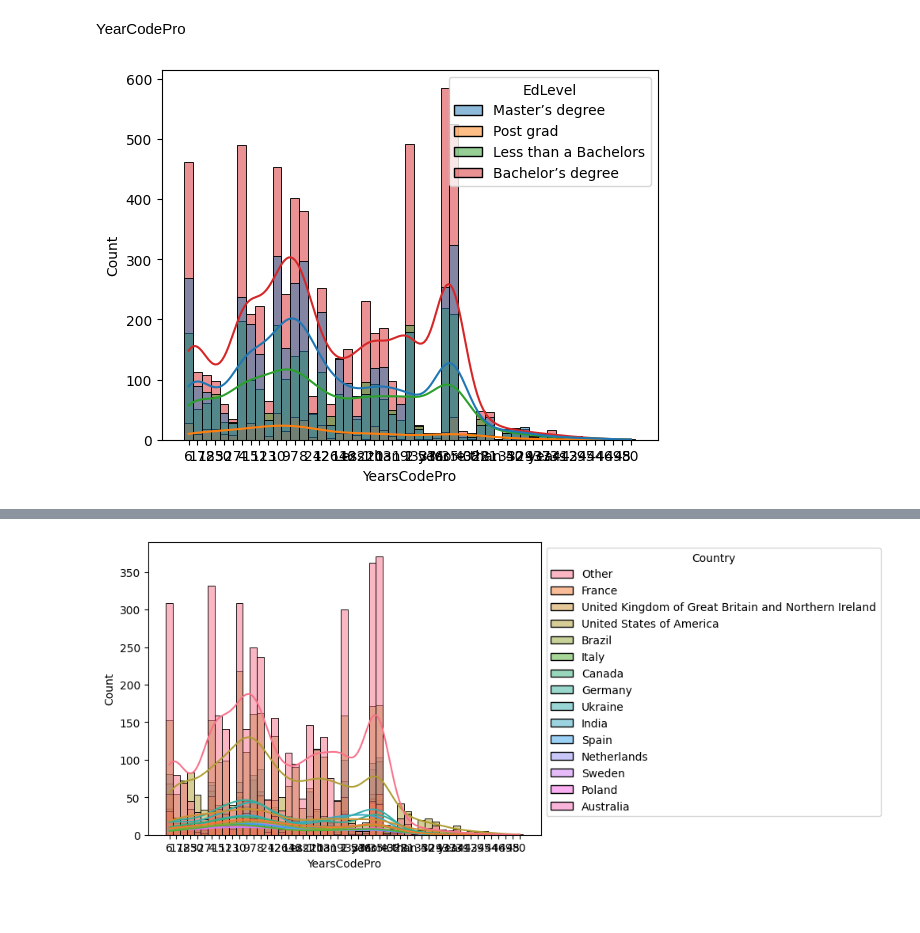
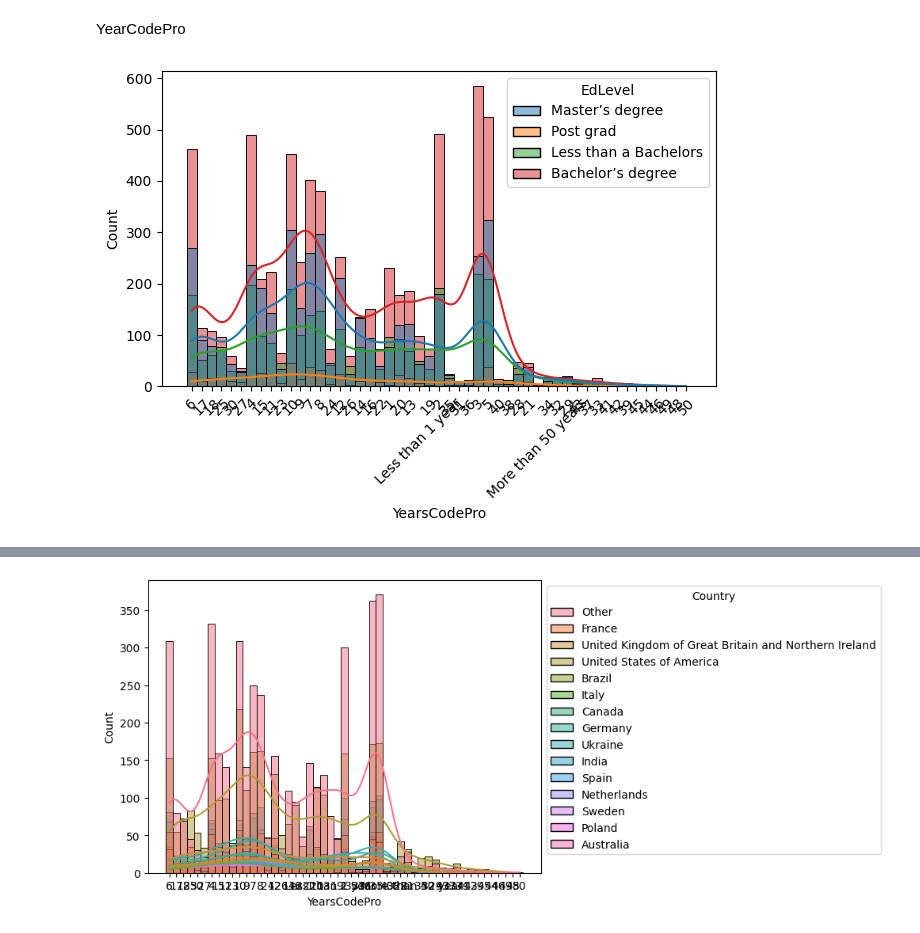
Before and after one commit to madhu99priya/Salary-Prediction, a Jupyter notebook: visual.ipynb, the cells around one changed output, grey strips where cells are left out. Drawn from its saved outputs; the diff is of its cells as text; code cells hidden in the pictures; blank space fills up the shorter version.

```diff
--- a/visual.ipynb
+++ b/visual.ipynb
@@ -132,10 +132,15 @@ plt.show()
 YearCodePro
 # %%
 full_df["YearCodePro"] = full_df["YearsCodePro"].apply(YearCodeProProcess)
-# %%
-sns.histplot(data=full_df, x="YearsCodePro", hue="EdLevel", kde=True, bins=30)
-plt.show()
-# %% [output]
-[figure, removed]
+# %%
+import seaborn as sns
+import matplotlib.pyplot as plt
+
+sns.histplot(data=full_df, x="YearsCodePro", hue="EdLevel", kde=True, bins=30)
+plt.xticks(rotation=45)      # Rotate x-axis labels
+plt.tight_layout()           # Prevents label cut-off
+plt.show()
+# %% [output]
+[figure, added]
 # %%
 sns.histplot(data=full_df, x="YearsCodePro", hue="RemoteWork", kde=True, bins=30)
```
Also changed, not shown: parts of 1 cell of this notebook.
